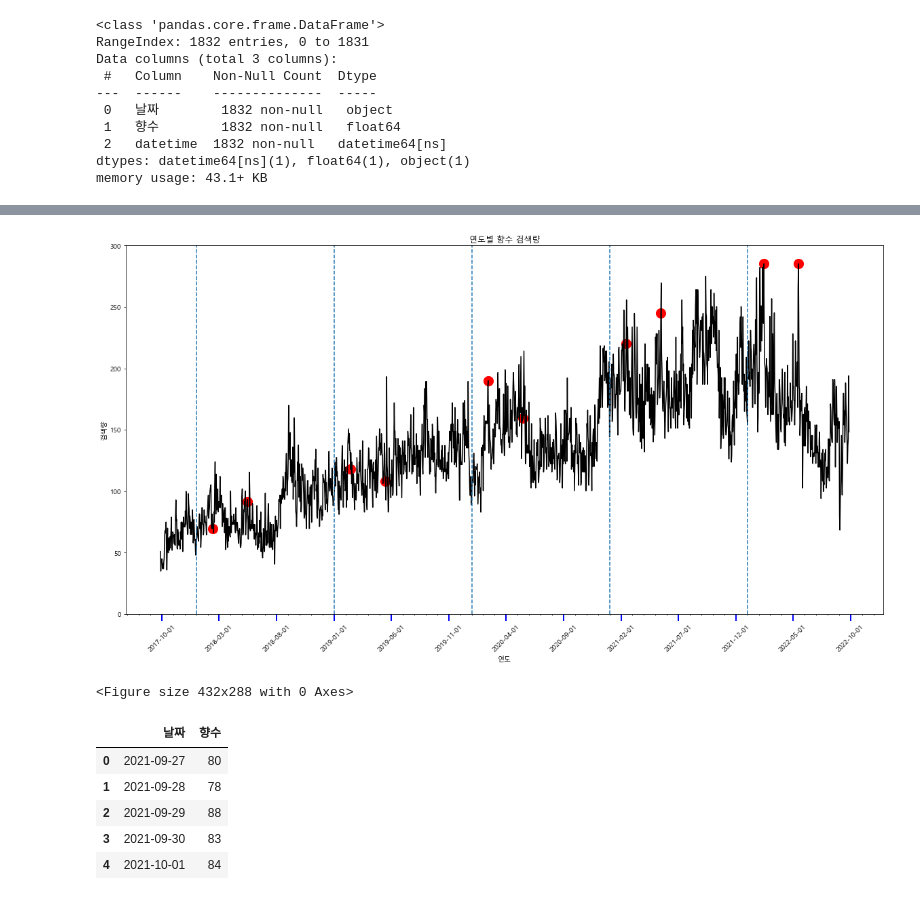
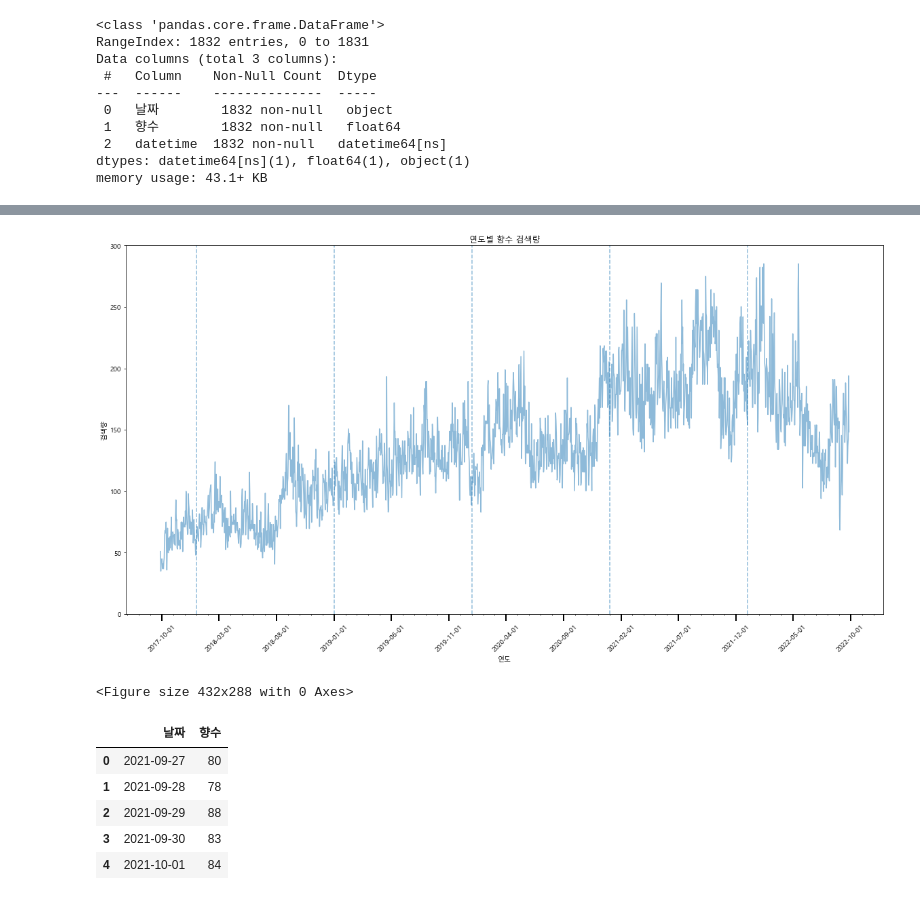
Before and after one commit to JJongSSu/Study, a Jupyter notebook: Teamproject/first/3일차/trend.ipynb, the cells around one changed output, grey strips where cells are left out. Cells and saved outputs as stored; diff of their text form; code cells hidden in the pictures.

```diff
--- a/Teamproject/first/3일차/trend.ipynb
+++ b/Teamproject/first/3일차/trend.ipynb
@@ -211,48 +255,42 @@ memory usage: 43.1+ KB
 # %%
-# date = pd.date_range(start='2017-09-27', end='2022-09-27', freq='MS') ## M 뒤에 S를 붙이면 월초가 출력된다.
-# y = abs(10*np.random.randn(len(date))+1)
-# y = y/max(y)
-
 fig = plt.figure(figsize=(20,10))
 fig.set_facecolor('white')
 ax = fig.add_subplot()
-ax.plot(sum_click["datetime"], sum_click["향수"],color='k')
+ax.plot(sum_click["datetime"], sum_click["향수"],alpha=0.5)
 
 ax.xaxis.set_major_locator(MonthLocator(interval=5)) ## 5개월마다 메인 눈금을 표시한다.
 ax.xaxis.set_major_formatter(DateFormatter('%Y-%m-%d')) ## 날짜 표시 형식
 ax.xaxis.set_minor_locator(MonthLocator(interval=1)) ## 1개월마다 서브 눈금을 표시한다.
 
-ax.tick_params(axis='x',which='major',length=10,width=2,color='b')
+ax.tick_params(axis='x',which='major',length=10,width=2,color='k')
 
-plt.scatter(['2022-02-13'],[sum_click[sum_click['datetime'] == '2022-02-13']["향수"]], c='red', s=200)
-plt.scatter(['2022-05-16'],[sum_click[sum_click['datetime'] == '2022-05-16']["향수"]], c='red', s=200)
-plt.scatter(['2021-02-13'],[sum_click[sum_click['datetime'] == '2021-02-13']["향수"]], c='red', s=200)
-plt.scatter(['2021-05-16'],[sum_click[sum_click['datetime'] == '2021-05-16']["향수"]], c='red', s=200)
-plt.scatter(['2020-02-13'],[sum_click[sum_click['datetime'] == '2020-02-13']["향수"]], c='red', s=200)
-plt.scatter(['2020-05-16'],[sum_click[sum_click['datetime'] == '2020-05-16']["향수"]], c='red', s=200)
-plt.scatter(['2019-02-13'],[sum_click[sum_click['datetime'] == '2019-02-13']["향수"]], c='red', s=200)
-plt.scatter(['2019-05-16'],[sum_click[sum_click['datetime'] == '2019-05-16']["향수"]], c='red', s=200)
-plt.scatter(['2018-02-13'],[sum_click[sum_click['datetime'] == '2018-02-13']["향수"]], c='red', s=200)
-plt.scatter(['2018-05-16'],[sum_click[sum_click['datetime'] == '2018-05-16']["향수"]], c='red', s=200)
+# plt.scatter(['2022-02-13'],[sum_click[sum_click['datetime'] == '2022-02-13']["향수"]], c='red', s=200)
+# plt.scatter(['2022-05-16'],[sum_click[sum_click['datetime'] == '2022-05-16']["향수"]], c='red', s=200)
+# plt.scatter(['2021-02-13'],[sum_click[sum_click['datetime'] == '2021-02-13']["향수"]], c='red', s=200)
+# plt.scatter(['2021-05-16'],[sum_click[sum_click['datetime'] == '2021-05-16']["향수"]], c='red', s=200)
+# plt.scatter(['2020-02-13'],[sum_click[sum_click['datetime'] == '2020-02-13']["향수"]], c='red', s=200)
+# plt.scatter(['2020-05-16'],[sum_click[sum_click['datetime'] == '2020-05-16']["향수"]], c='red', s=200)
+# plt.scatter(['2019-02-13'],[sum_click[sum_click['datetime'] == '2019-02-13']["향수"]], c='red', s=200)
+# plt.scatter(['2019-05-16'],[sum_click[sum_click['datetime'] == '2019-05-16']["향수"]], c='red', s=200)
+# plt.scatter(['2018-02-13'],[sum_click[sum_click['datetime'] == '2018-02-13']["향수"]], c='red', s=200)
+# plt.scatter(['2018-05-16'],[sum_click[sum_click['datetime'] == '2018-05-16']["향수"]], c='red', s=200)
 
-plt.axvline(x = datetime(2018,1,1), linestyle='--')
-plt.axvline(x = datetime(2019,1,1), linestyle='--')
-plt.axvline(x = datetime(2020,1,1), linestyle='--')
-plt.axvline(x = datetime(2021,1,1), linestyle='--')
-plt.axvline(x = datetime(2022,1,1), linestyle='--')
+plt.axvline(x = datetime(2018,1,1), linestyle='--',alpha=0.5)
+plt.axvline(x = datetime(2019,1,1), linestyle='--',alpha=0.5)
+plt.axvline(x = datetime(2020,1,1), linestyle='--',alpha=0.5)
+plt.axvline(x = datetime(2021,1,1), linestyle='--',alpha=0.5)
+plt.axvline(x = datetime(2022,1,1), linestyle='--',alpha=0.5)
 
 plt.title('연도별 향수 검색량')
 plt.xlabel('연도')
 plt.ylabel('검색량')
 plt.xticks(rotation=45)
 plt.ylim(0,300)
-# plt.xscale(sum_click["날짜"],'linear')
-# plt.xlim(['2017-09-27','2022-09-27'])
 
 plt.show()
 plt.savefig('향수검색량.png')
 # %% [output]
-[figure, old version]
+[figure, new version]
 <Figure size 432x288 with 0 Axes>
 # %%
 # plt.figure(figsize=(20,10))
```
Also changed, not shown: parts of 3 cells of this notebook, 4 other files.
